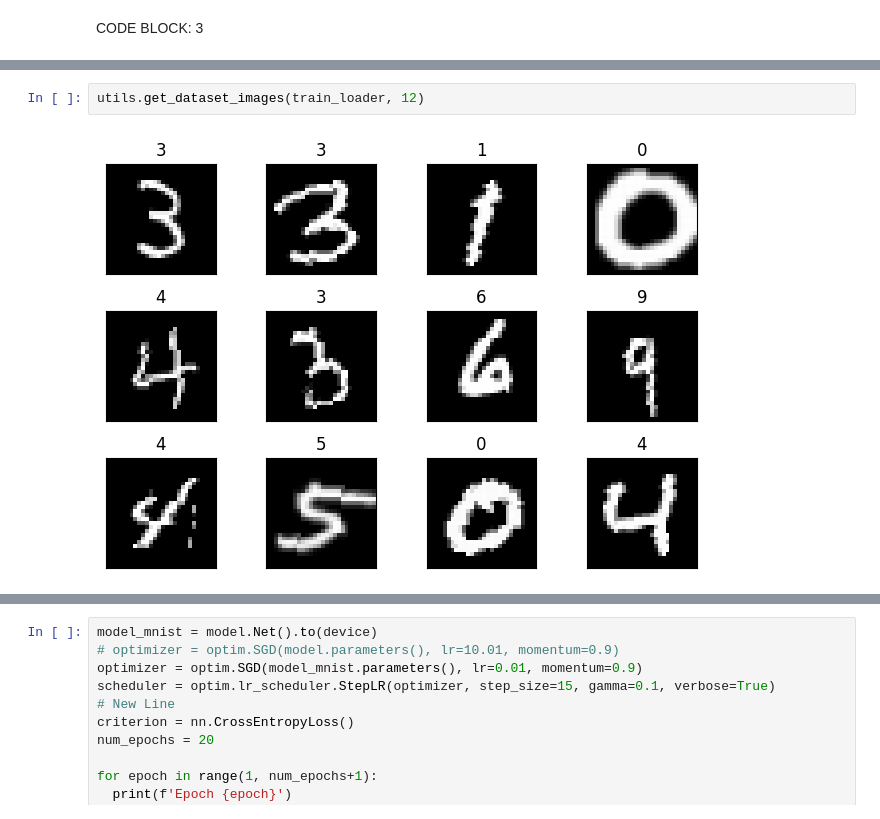
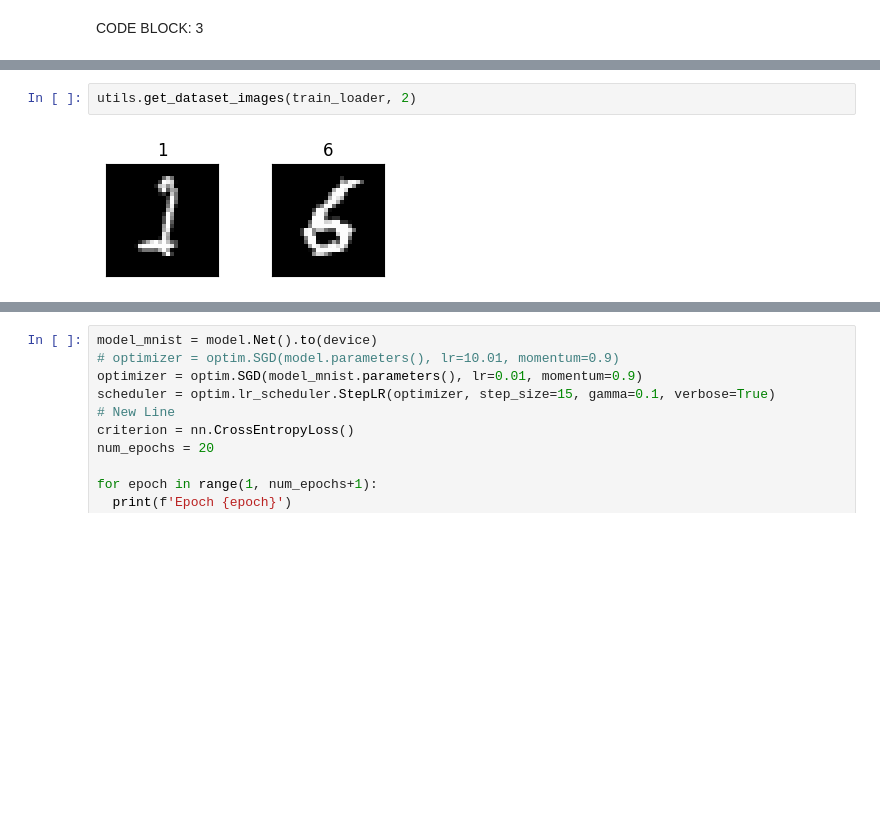
Before and after one commit to gunjansa/schoolofai, a Jupyter notebook: Modular_SchoolOfAISession_5.ipynb, the cells around one changed output, grey strips where cells are left out. Drawn from its saved outputs; the diff is of its cells as text; blank space fills up the shorter version.

```diff
--- a/Modular_SchoolOfAISession_5.ipynb
+++ b/Modular_SchoolOfAISession_5.ipynb
@@ -45,4 +30,4 @@ Extracting ../data/MNIST/raw/t10k-labels-idx1-ubyte.gz to ../data/MNIST/raw
 # %%
-utils.get_dataset_images(train_loader, 12)
+utils.get_dataset_images(train_loader, 2)
 # %% [output]
-[figure, old version]
+[figure, new version]
```
Also changed, not shown: parts of 8 cells of this notebook.
